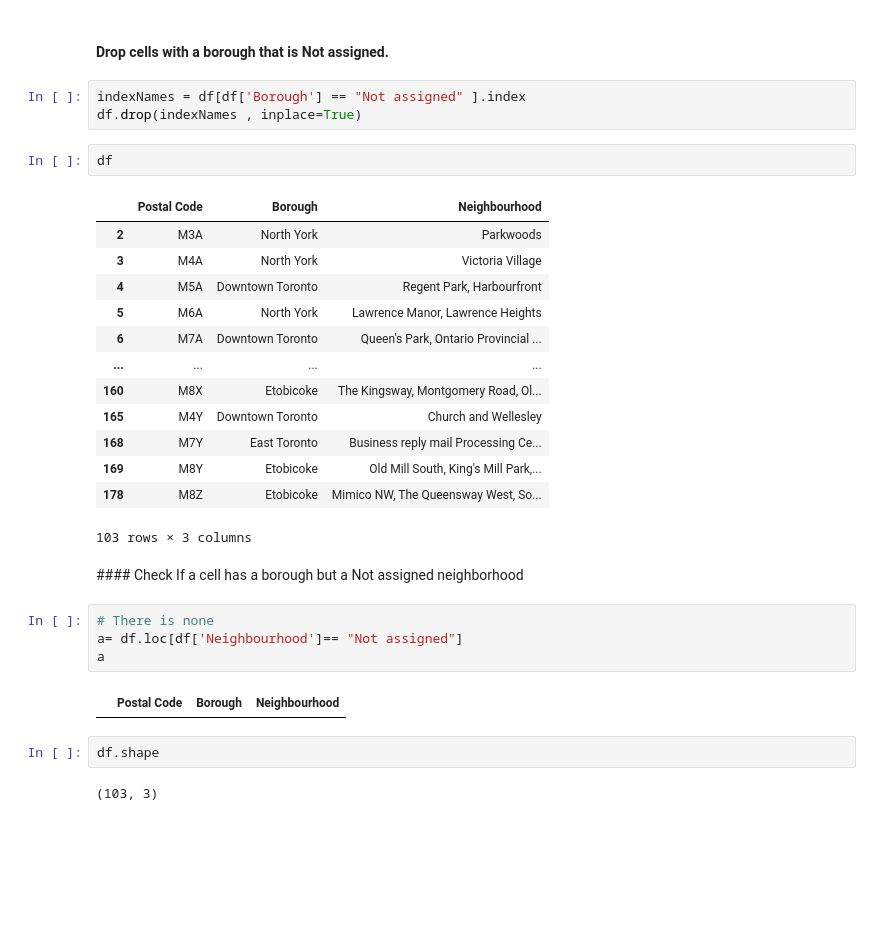
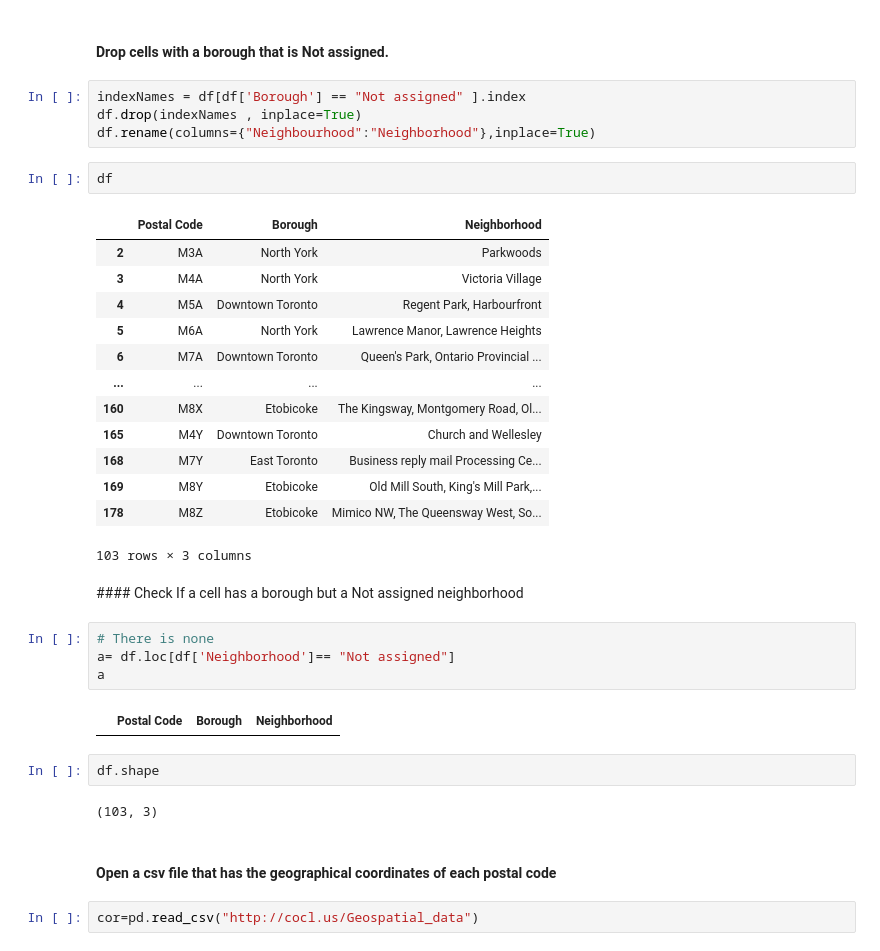
Before and after one commit to gabrielle-design/Coursera_Capstone, a Jupyter notebook: Segmenting and Clustering Neighborhoods in Toronto.ipynb, the cells around one changed output. Saved outputs shown, nothing was run; the diff lists cells and outputs as text; blank space fills up the shorter version.

```diff
--- a/Segmenting and Clustering Neighborhoods in Toronto.ipynb
+++ b/Segmenting and Clustering Neighborhoods in Toronto.ipynb
@@ -17,10 +18,11 @@ df=tab[0]
 # %%
 indexNames = df[df['Borough'] == "Not assigned" ].index
 df.drop(indexNames , inplace=True)
+df.rename(columns={"Neighbourhood":"Neighborhood"},inplace=True)
 # %%
 df
 # %% [output]
-|  | Postal Code | Borough | Neighbourhood |
+|  | Postal Code | Borough | Neighborhood |
 | 2 | M3A | North York | Parkwoods |
 | 3 | M4A | North York | Victoria Village |
 | 4 | M5A | Downtown Toronto | Regent Park, Harbourfront |
@@ -37,11 +39,15 @@ df
 #### Check If a cell has a borough but a Not assigned neighborhood
 # %%
 # There is none
-a= df.loc[df['Neighbourhood']== "Not assigned"]
+a= df.loc[df['Neighborhood']== "Not assigned"]
 a
 # %% [output]
-|  | Postal Code | Borough | Neighbourhood |
+|  | Postal Code | Borough | Neighborhood |
 # %%
 df.shape
 # %% [output]
 (103, 3)
+# %% [markdown]
+#### Open a csv file that has the geographical coordinates of each postal code
+# %%
+cor=pd.read_csv("http://cocl.us/Geospatial_data")
```
Also changed, not shown: parts of 12 cells of this notebook.
